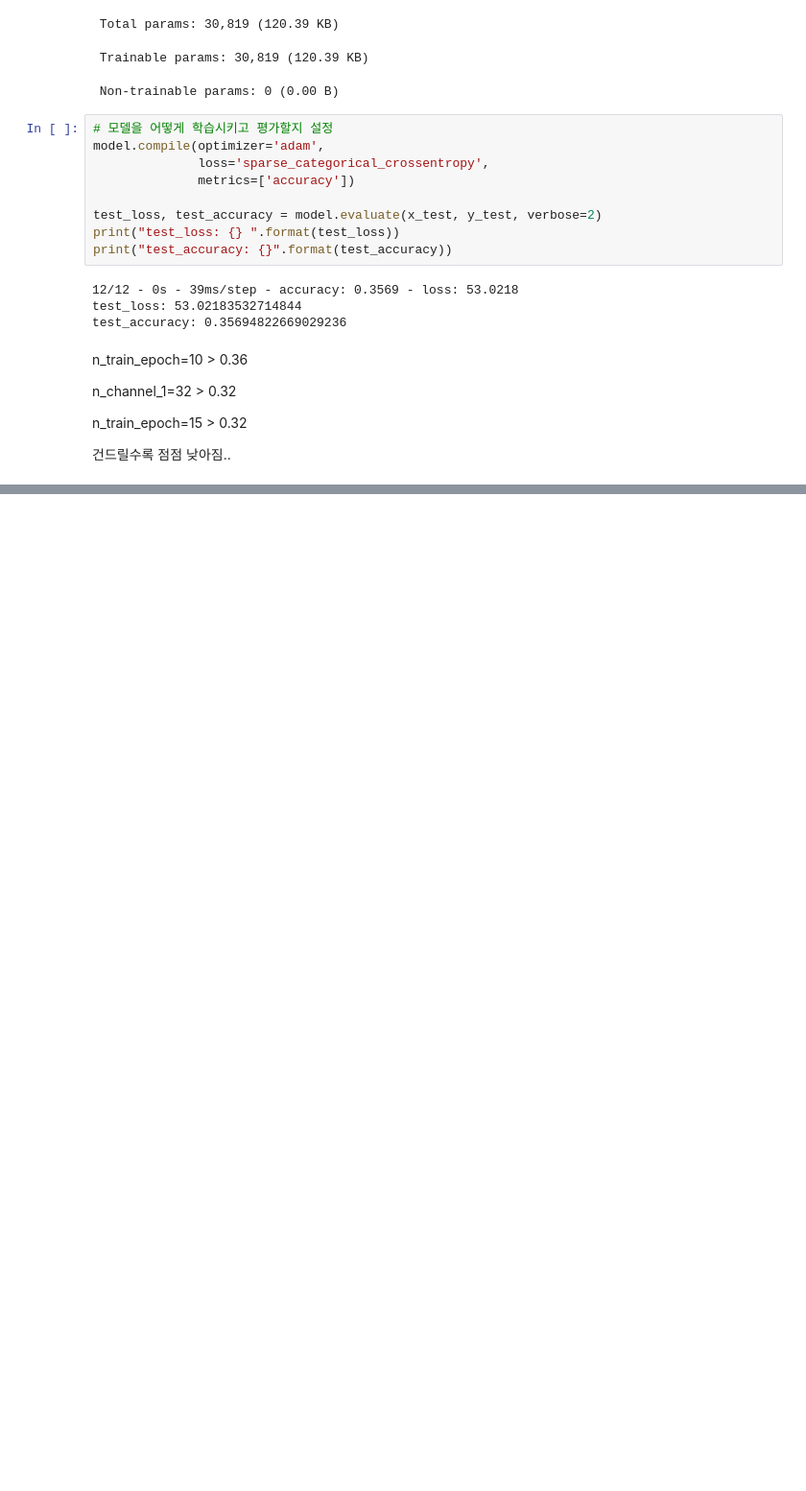
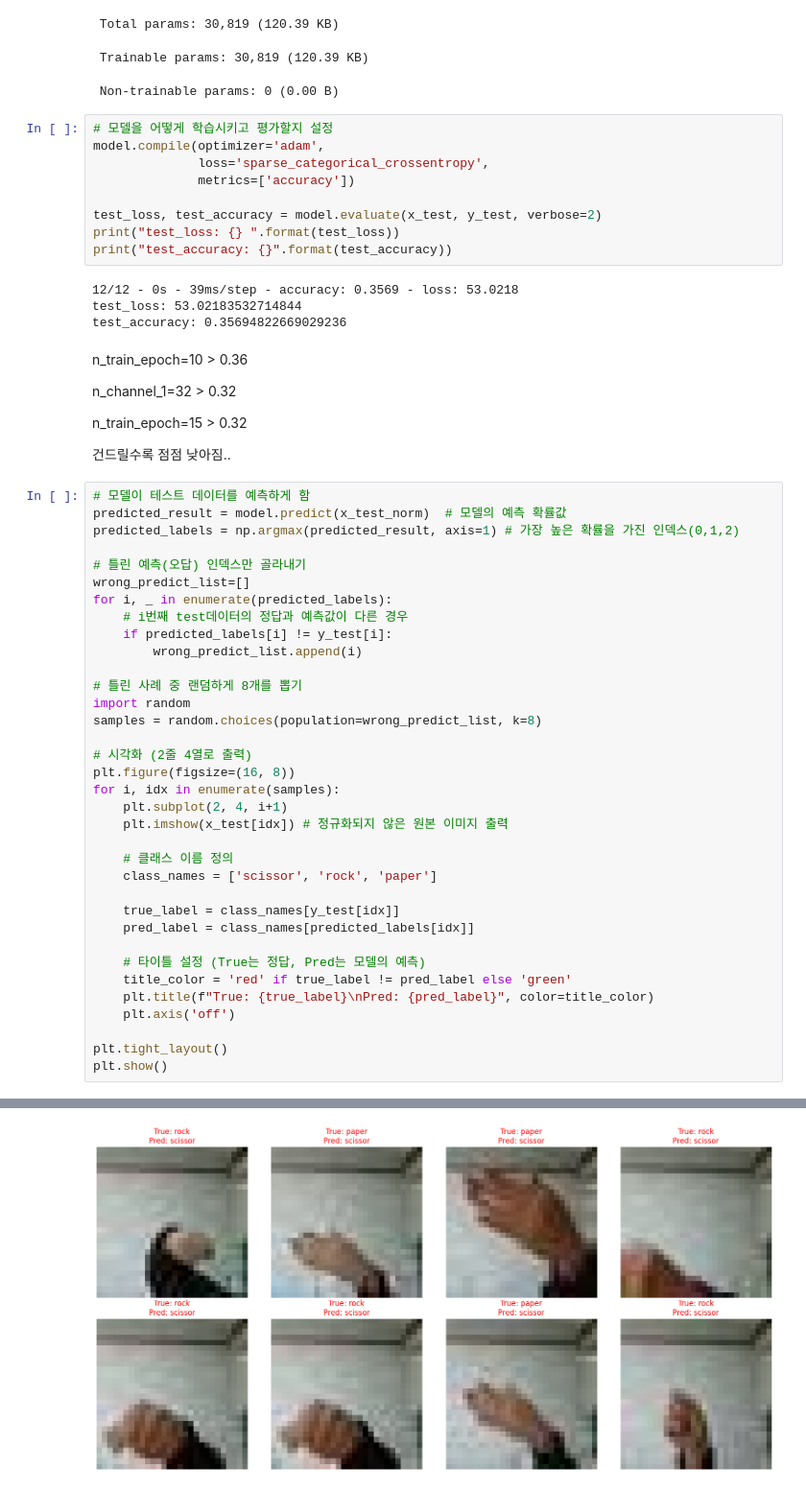
Before and after one commit to dejuakim/QUEST_Repo_DeepLearning, a Jupyter notebook: DeepLearning02_peer_review.ipynb, the cells around one changed output, grey strips where cells are left out. Shown at 96% size. Cells and saved outputs as stored; diff of their text form; blank space fills up the shorter version.

```diff
--- a/DeepLearning02_peer_review.ipynb
+++ b/DeepLearning02_peer_review.ipynb
@@ -317,3 +319,39 @@ n_channel_1=32 > 0.32
 n_train_epoch=15 > 0.32
 
 건드릴수록 점점 낮아짐..
+# %%
+# 모델이 테스트 데이터를 예측하게 함
+predicted_result = model.predict(x_test_norm)  # 모델의 예측 확률값
+predicted_labels = np.argmax(predicted_result, axis=1) # 가장 높은 확률을 가진 인덱스(0,1,2)
+
+# 틀린 예측(오답) 인덱스만 골라내기
+wrong_predict_list=[]
+for i, _ in enumerate(predicted_labels):
+    # i번째 test데이터의 정답과 예측값이 다른 경우
+    if predicted_labels[i] != y_test[i]:
+        wrong_predict_list.append(i)
+
+# 틀린 사례 중 랜덤하게 8개를 뽑기
+import random
+samples = random.choices(population=wrong_predict_list, k=8)
+
+# 시각화 (2줄 4열로 출력)
+plt.figure(figsize=(16, 8))
+for i, idx in enumerate(samples):
+    plt.subplot(2, 4, i+1)
+    plt.imshow(x_test[idx]) # 정규화되지 않은 원본 이미지 출력
+
+    # 클래스 이름 정의
+    class_names = ['scissor', 'rock', 'paper']
+
+    true_label = class_names[y_test[idx]]
+    pred_label = class_names[predicted_labels[idx]]
+
+    # 타이틀 설정 (True는 정답, Pred는 모델의 예측)
+    title_color = 'red' if true_label != pred_label else 'green'
+    plt.title(f"True: {true_label}\nPred: {pred_label}", color=title_color)
+    plt.axis('off')
+
+plt.tight_layout()
+plt.show()
+# %% [output]
@@ -319,0 +359 @@ n_train_epoch=15 > 0.32
+[figure, added]
```
Also changed, not shown: parts of 3 cells of this notebook.
